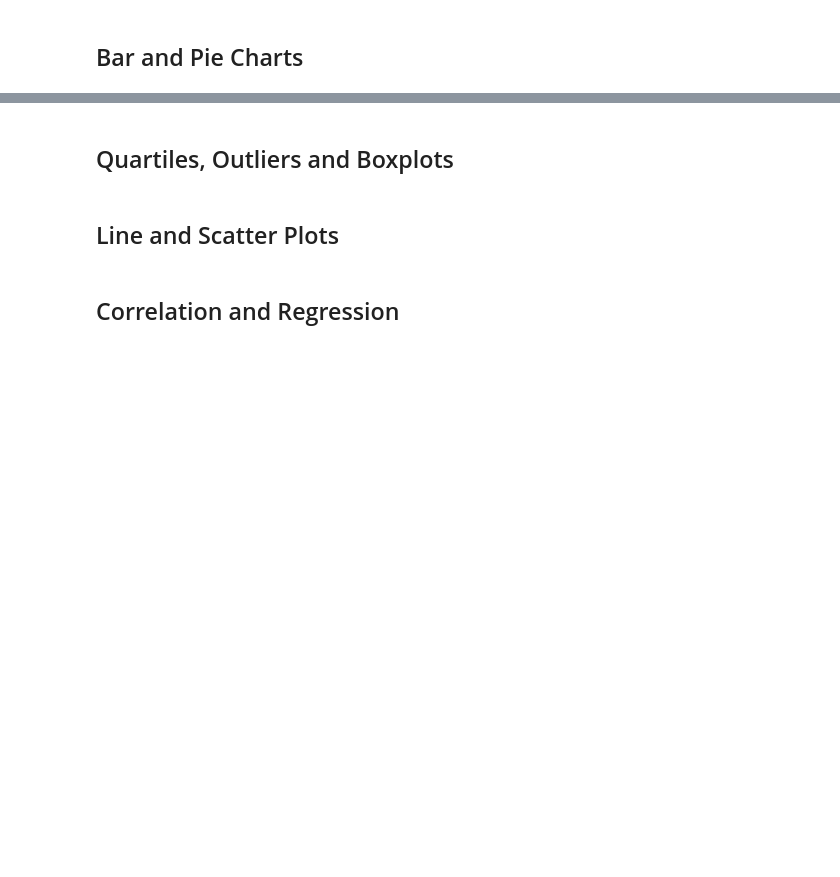
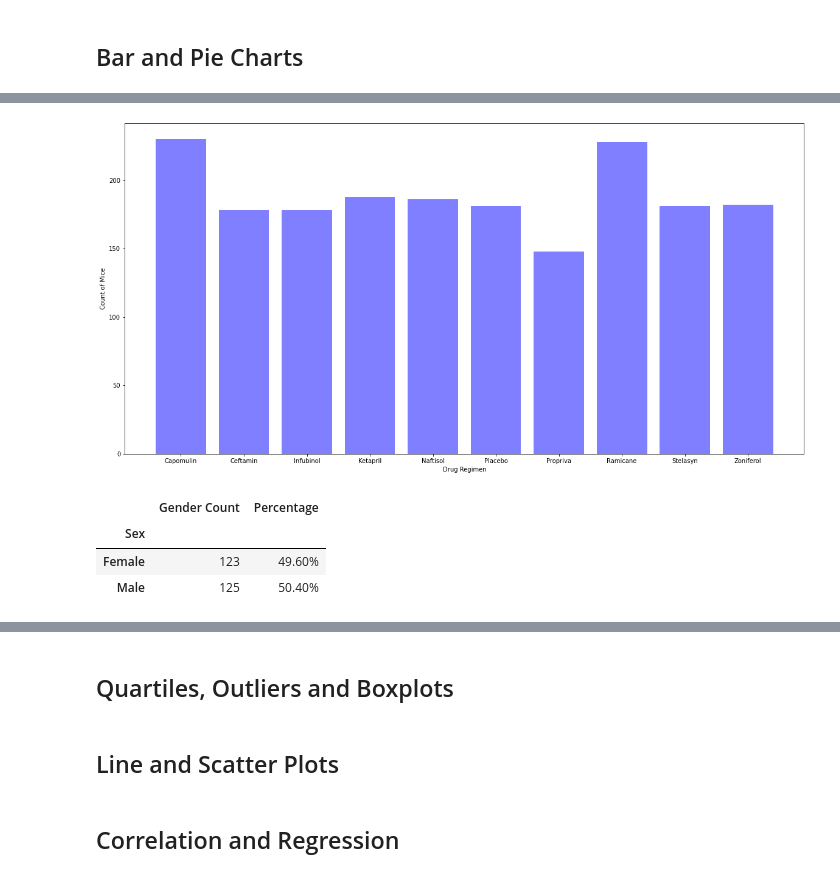
Before and after one commit to abarba1914/matplotlib-challenge, a Jupyter notebook: Pymaceuticals/pymaceuticals_starter.ipynb, the cells around one changed output, grey strips where cells are left out. Cells and saved outputs as stored; diff of their text form; code cells hidden in the pictures; blank space fills up the shorter version.

```diff
--- a/Pymaceuticals/pymaceuticals_starter.ipynb
+++ b/Pymaceuticals/pymaceuticals_starter.ipynb
@@ -168,0 +199,4 @@ summary_agg
+# %%
+mouse_count = clean_df.groupby("Drug Regimen")
+mouse_count = mouse_count["Mouse ID"].count()
+mouse_count
@@ -169,2 +216,31 @@ summary_agg
+# %%
+# Generate a bar plot showing the total number of unique mice tested on each drug regimen using pyplot.
+drugs = clean_df["Drug Regimen"].unique().tolist()
+drugs_sorted = drugs.sort()
+count_mice = mouse_count
+x_axis = np.arange(len(drugs))
+tick_locations = [value for value in x_axis]
+plt.figure(figsize=(20,10))
+plt.bar(x_axis, count_mice, color='b', alpha=0.5, align="center")
+plt.xlabel("Drug Regimen")
+plt.ylabel("Count of Mice")
+plt.xticks(tick_locations, drugs);
+# %% [output]
+[figure, added]
+# %%
+total_mice = clean_df['Mouse ID'].nunique()
+gender_group = clean_df.groupby("Sex")
+count_genders = gender_group['Mouse ID'].nunique()
+
+percentage_sex = (count_genders/total_mice)*100
+
+gender_percent =  pd.DataFrame({"Gender Count": count_genders,
+                             "Percentage": percentage_sex.map("{:.2f}%".format)})
+gender_percent
+# %% [output]
+|  | Gender Count | Percentage |
+| Sex |  |  |
+| Female | 123 | 49.60% |
+| Male | 125 | 50.40% |
 # %%
 # Generate a pie plot showing the distribution of female versus male mice using pandas
```
Also changed, not shown: parts of 15 cells of this notebook.
